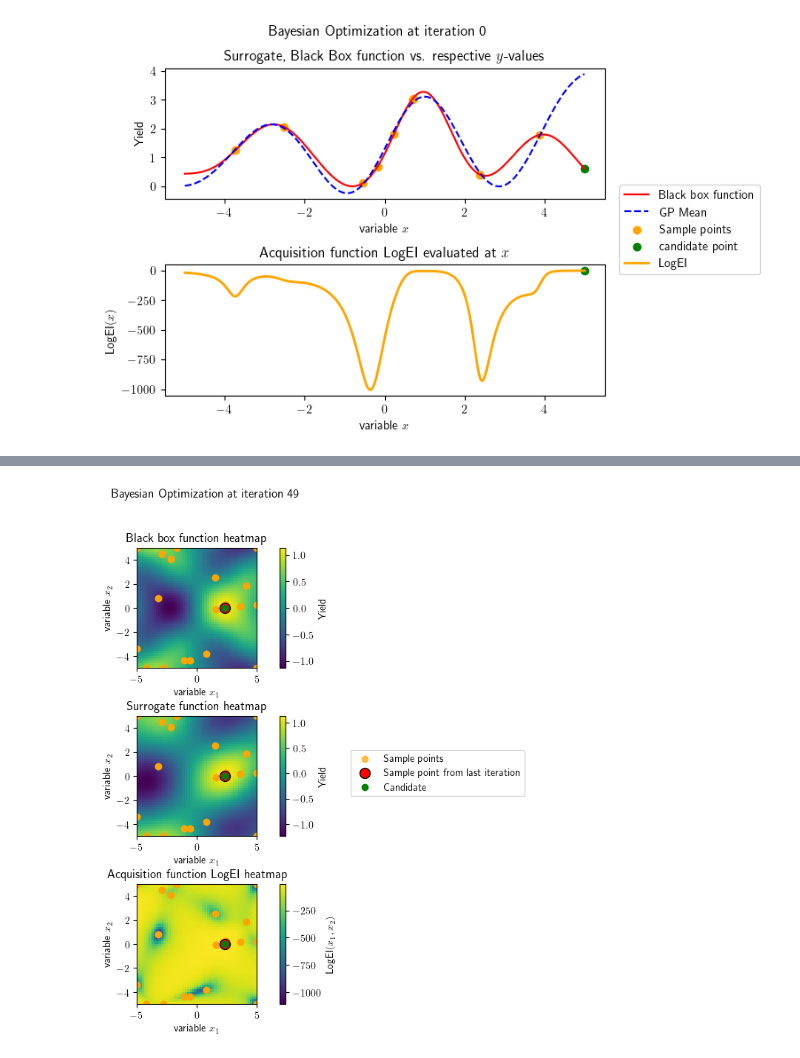
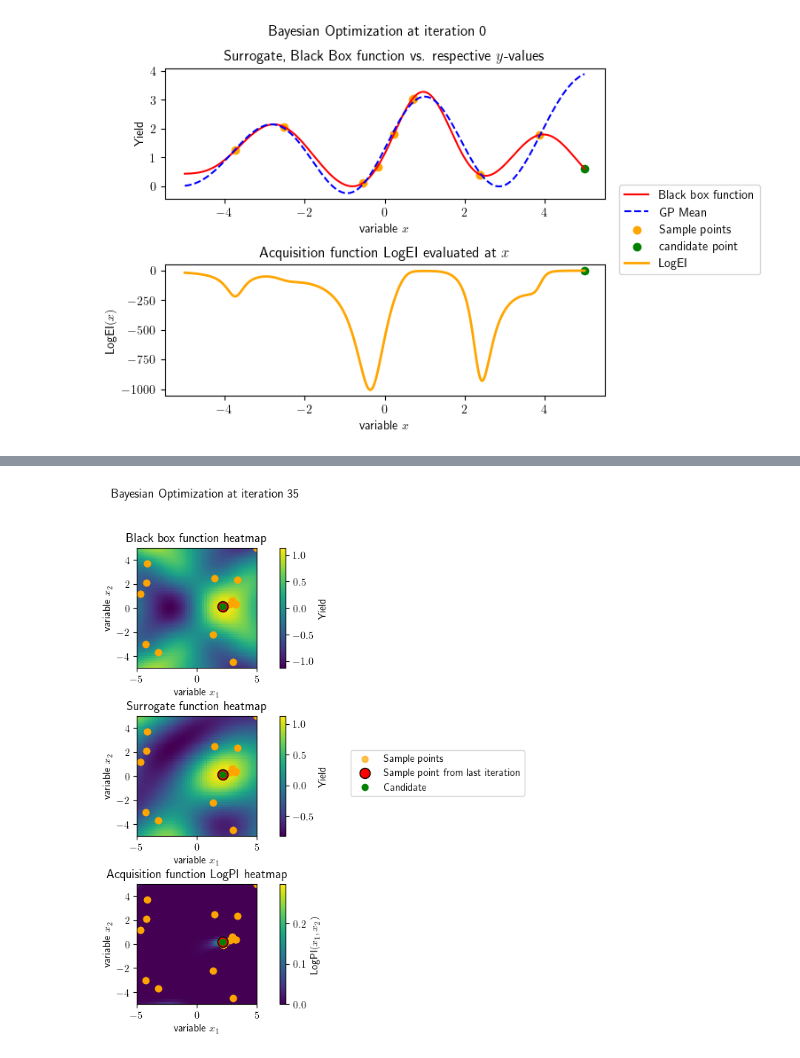
Before and after one commit to DaniNiamut/ict-f0ntys-internship, a Jupyter notebook: acqPlots.ipynb, the cells around one changed output, grey strips where cells are left out. Drawn from its saved outputs; the diff is of its cells as text; code cells hidden in the pictures.

```diff
--- a/acqPlots.ipynb
+++ b/acqPlots.ipynb
@@ -295,7 +295,7 @@ count = 0
 
 frames = []
 
-for i in range(100):
+for i in range(50):
     clear_output(wait=True)
 
     train_x = torch.tensor(train_x_np.reshape(-1,1))
@@ -308,7 +308,7 @@ for i in range(100):
         outcome_transform=Standardize(m=1),
     )
 
-    candidate, fig = plot_2d_acq_func(train_x, train_y, 'LogEI', gp, gaussian_sine, iter_n=i)
+    candidate, fig = plot_2d_acq_func(train_x, train_y, 'LogPI', gp, gaussian_sine, iter_n=i)
 
     train_x_np = np.append(train_x_np, float(candidate[0, 0]))
     train_y_np = np.append(train_y_np, gaussian_sine(float(candidate[0, 0])))
@@ -330,6 +330,6 @@ def update(frame):
     fig.figimage(frames[frame])
 
 ani = animation.FuncAnimation(fig, update, frames=len(frames), interval=500)
-ani.save("bayesian_optimization_2d.gif", writer="pillow")
+ani.save("bayesian_optimization_2d_logpi.gif", writer="pillow")
 plt.close()
 # %% [output]
@@ -370,33 +370,33 @@ for iter_n in range(50):
         train_Y=train_y,
         input_transform=Normalize(d=2),
         outcome_transform=Standardize(m=1),
     )
 
-    candidate, fig = plot_heatmap_acq_func(train_x, train_y, 'LogEI', gp, trig_3d, iter_n=iter_n)
+    candidate, fig = plot_heatmap_acq_func(train_x, train_y, 'LogPI', gp, trig_3d, iter_n=iter_n)
     candidate_np= candidate.numpy().reshape(1, 2)
 
     train_x_np = np.vstack([train_x_np, candidate_np])
     train_y_np = np.append(train_y_np, trig_3d(candidate_np))
 
     fig.canvas.draw()
     frame = np.array(fig.canvas.renderer.buffer_rgba())
     frames.append(frame)
 
     if np.linalg.norm(candidate_np - previous_candidate) <= 1e-3:
         count += 1
         if count > 2:
             break
     else:
         count = 0
 
     previous_candidate = candidate_np
 
 def update(frame):
     fig.clf()
     fig.figimage(frames[frame])
 
 ani = animation.FuncAnimation(fig, update, frames=len(frames), interval=500)
-ani.save("bayesian_optimization_heatmap.gif", writer="pillow")
+ani.save("bayesian_optimization_heatmap_logpi.gif", writer="pillow")
 plt.close()
 # %% [output]
-[figure, old version]
+[figure, new version]
```
Also changed, not shown: parts of 2 cells of this notebook.
